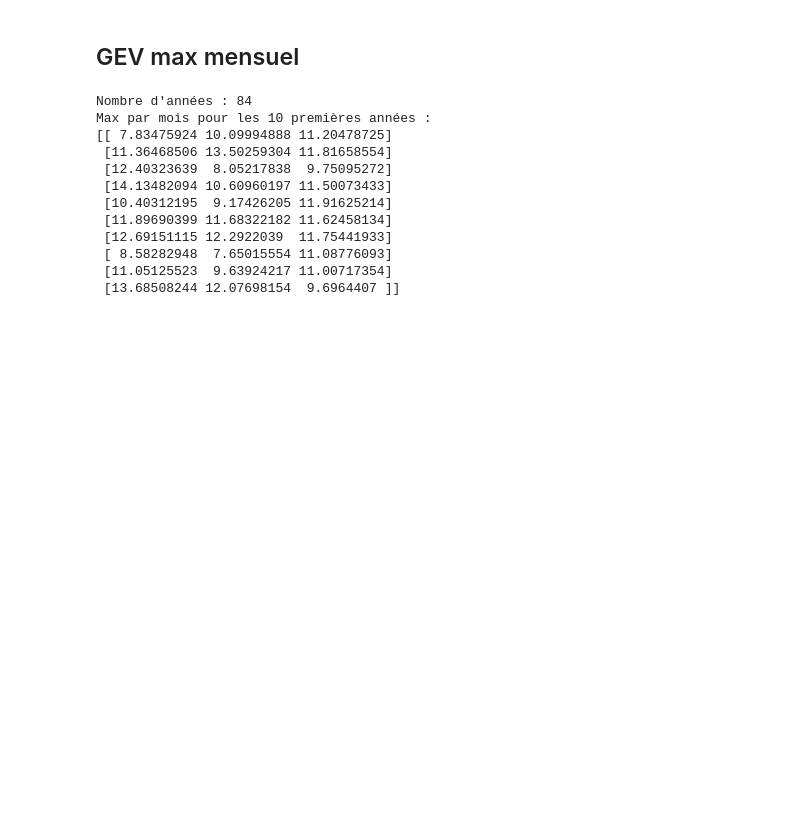
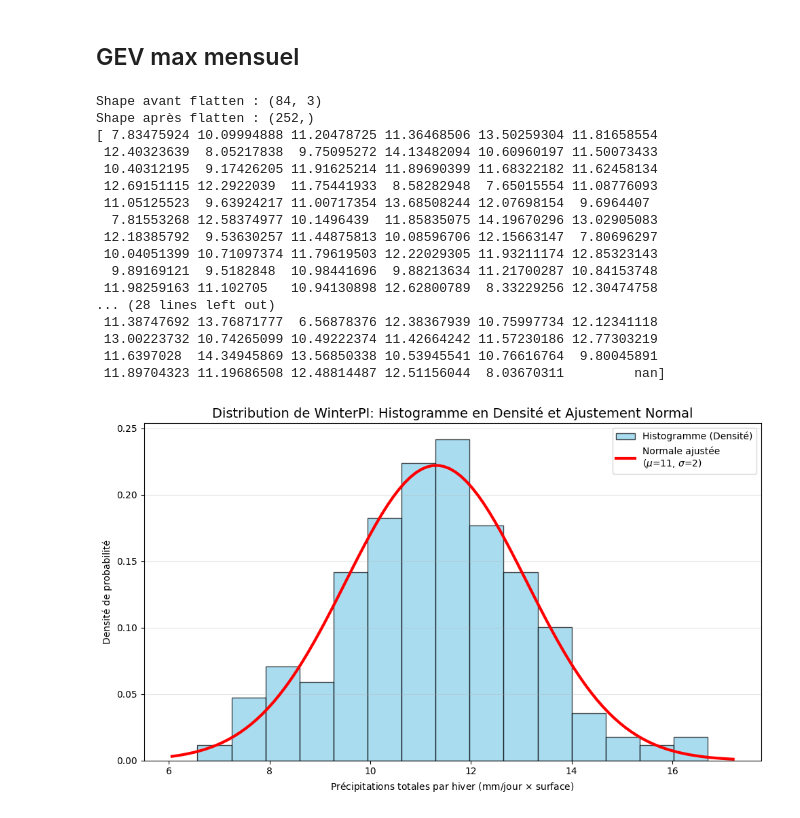
Before and after one commit to Faza20-lab/Projet_stats, a Jupyter notebook: Projet_stats.ipynb, the cells around one changed output. Drawn from its saved outputs; the diff is of its cells as text; code cells hidden in the pictures; blank space fills up the shorter version.

```diff
--- a/Projet_stats.ipynb
+++ b/Projet_stats.ipynb
@@ -689,24 +694,59 @@ plt.show()
 # --- Grouper par année et par mois ---
 Y_max = Y.groupby('time.year').map(lambda x: x.groupby('time.month').max(dim='time'))
 
-# --- Transformer en numpy array si nécessaire ---
-# Résultat : shape = (nb_annees, 12)
+# --- Transformer en numpy array (shape = nb_annees × 3) ---
 Y_max_values = np.array([x.values for x in Y_max])
+print("Shape avant flatten :", Y_max_values.shape)
 
-# --- Affichage ---
-print("Nombre d'années :", len(Y_max_values))
-print("Max par mois pour les 10 premières années :")
-print(Y_max_values)
+# --- Transformer en vecteur 1D (flatten) ---
+Y_max_month = Y_max_values.flatten()
+print("Shape après flatten :", Y_max_month.shape)
+
+# --- Affichage des 20 premières valeurs ---
+print(Y_max_month)
 # %% [output]
-Nombre d'années : 84
-Max par mois pour les 10 premières années :
-[[ 7.83475924 10.09994888 11.20478725]
- [11.36468506 13.50259304 11.81658554]
- [12.40323639  8.05217838  9.75095272]
- [14.13482094 10.60960197 11.50073433]
- [10.40312195  9.17426205 11.91625214]
- [11.89690399 11.68322182 11.62458134]
- [12.69151115 12.2922039  11.75441933]
- [ 8.58282948  7.65015554 11.08776093]
- [11.05125523  9.63924217 11.00717354]
- [13.68508244 12.07698154  9.6964407 ]]
+Shape avant flatten : (84, 3)
+Shape après flatten : (252,)
+[ 7.83475924 10.09994888 11.20478725 11.36468506 13.50259304 11.81658554
+ 12.40323639  8.05217838  9.75095272 14.13482094 10.60960197 11.50073433
+ 10.40312195  9.17426205 11.91625214 11.89690399 11.68322182 11.62458134
+ 12.69151115 12.2922039  11.75441933  8.58282948  7.65015554 11.08776093
+ 11.05125523  9.63924217 11.00717354 13.68508244 12.07698154  9.6964407
+  7.81553268 12.58374977 10.1496439  11.85835075 14.19670296 13.02905083
+ 12.18385792  9.53630257 11.44875813 10.08596706 12.15663147  7.80696297
+ 10.04051399 10.71097374 11.79619503 12.22029305 11.93211174 12.85323143
+  9.89169121  9.5182848  10.98441696  9.88213634 11.21700287 10.84153748
+ 11.98259163 11.102705   10.94130898 12.62800789  8.33229256 12.30474758
+... (28 lines left out)
+ 11.38747692 13.76871777  6.56878376 12.38367939 10.75997734 12.12341118
+ 13.00223732 10.74265099 10.49222374 11.42664242 11.57230186 12.77303219
+ 11.6397028  14.34945869 13.56850338 10.53945541 10.76616764  9.80045891
+ 11.89704323 11.19686508 12.48814487 12.51156044  8.03670311         nan]
+# %%
+# --- Tracé de l'histogramme en densité ---
+plt.figure(figsize=(10,6))
+# Calculer le nombre de bins (souvent sqrt(N) ou formule de Freedman-Diaconis)
+bins = int(np.sqrt(len(Y_max_month[:-1])))
+
+plt.hist(Y_max_month[:-1], bins=bins, density=True,
+         color='skyblue', edgecolor='black', alpha=0.7,
+         label='Histogramme (Densité)')
+
+# --- Courbe normale ajustée ---
+xmin, xmax = plt.xlim()
+xx = np.linspace(xmin, xmax, 100)
+# Utilisez les vraies valeurs mu et sigma obtenues
+mu, sigma = norm.fit(Y_max_month[:-1])
+plt.plot(xx, norm.pdf(xx, mu, sigma), 'r-', lw=3,
+         label=f'Normale ajustée\n($\mu$={mu:.0f}, $\sigma$={sigma:.0f})')
+
+# --- Labels et légende ---
+plt.xlabel("Précipitations totales par hiver (mm/jour $\\times$ surface)")
+plt.ylabel("Densité de probabilité")
+plt.title("Distribution de WinterPI: Histogramme en Densité et Ajustement Normal", fontsize=14)
+plt.legend()
+plt.grid(axis='y', alpha=0.3)
+plt.tight_layout()
+plt.show()
+# %% [output]
+[figure, added]
```
Also changed, not shown: parts of 4 cells of this notebook.
